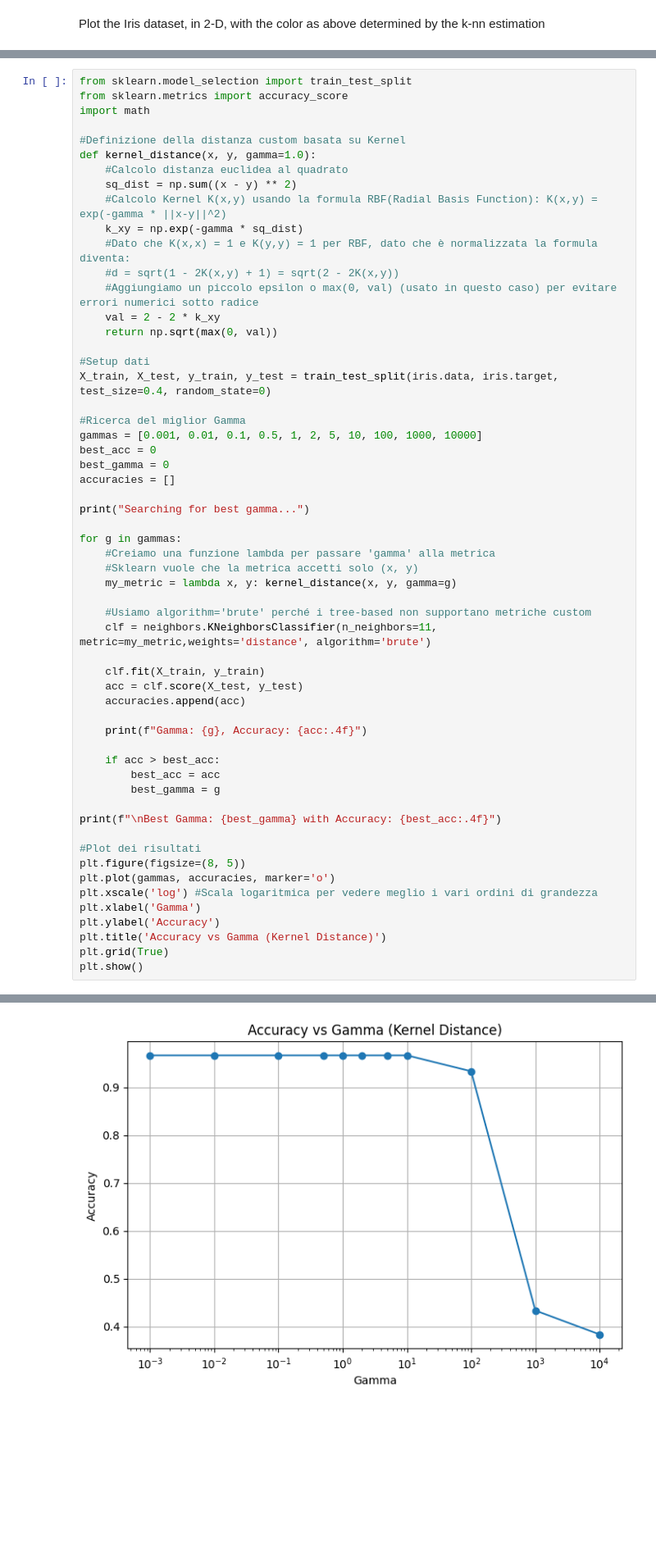
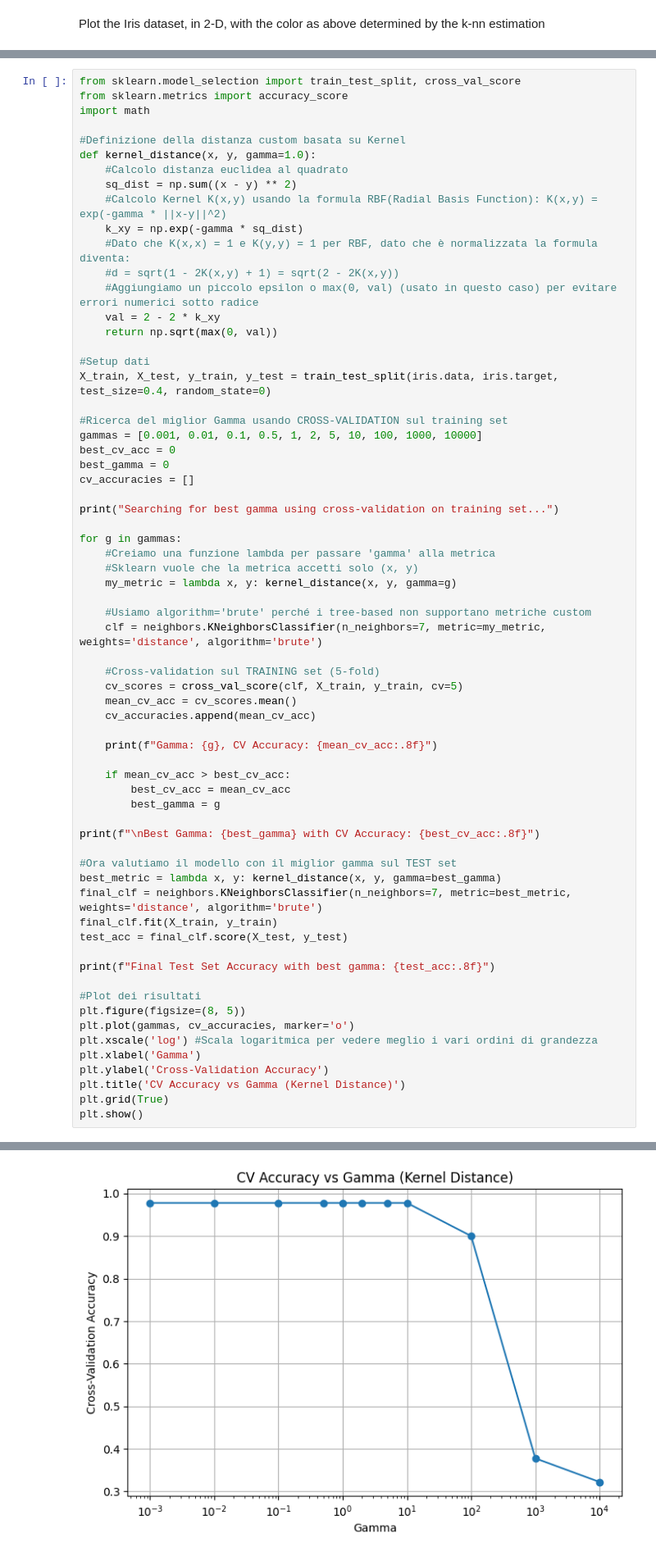
Before and after one commit to RaffaeleMelluso/AAUT, a Jupyter notebook: 5-knn/classification_iris_knn_aa_25_26.ipynb, the cells around one changed output, grey strips where cells are left out. Shown at 82% size. Drawn from its saved outputs; the diff is of its cells as text; blank space fills up the shorter version.

```diff
--- a/5-knn/classification_iris_knn_aa_25_26.ipynb
+++ b/5-knn/classification_iris_knn_aa_25_26.ipynb
@@ -338,7 +338,7 @@ Use $K(x_t, x_n) = exp(-\gamma ||x_t-x_n||^2)$ were $\gamma$ is the inverse of t
 1.   $d(x_t,x_n)=\sqrt{-\frac{1}{\gamma}*ln(K(x_t,x_n))}$
 2.   $d(x_t,x_n)=\sqrt{K(x_t,x_t)-2*K(x_t,x_n)+K(x_n,x_n)}$
 # %%
-from sklearn.model_selection import train_test_split
+from sklearn.model_selection import train_test_split, cross_val_score
 from sklearn.metrics import accuracy_score
 import math
 
@@ -357,13 +357,13 @@ def kernel_distance(x, y, gamma=1.0):
 #Setup dati
 X_train, X_test, y_train, y_test = train_test_split(iris.data, iris.target, test_size=0.4, random_state=0)
 
-#Ricerca del miglior Gamma
+#Ricerca del miglior Gamma usando CROSS-VALIDATION sul training set
 gammas = [0.001, 0.01, 0.1, 0.5, 1, 2, 5, 10, 100, 1000, 10000]
-best_acc = 0
+best_cv_acc = 0
 best_gamma = 0
-accuracies = []
+cv_accuracies = []
 
-print("Searching for best gamma...")
+print("Searching for best gamma using cross-validation on training set...")
 
 for g in gammas:
     #Creiamo una funzione lambda per passare 'gamma' alla metrica
@@ -371,27 +371,36 @@ for g in gammas:
     my_metric = lambda x, y: kernel_distance(x, y, gamma=g)
 
     #Usiamo algorithm='brute' perché i tree-based non supportano metriche custom
-    clf = neighbors.KNeighborsClassifier(n_neighbors=11, metric=my_metric,weights='distance', algorithm='brute')
+    clf = neighbors.KNeighborsClassifier(n_neighbors=7, metric=my_metric, weights='distance', algorithm='brute')
 
-    clf.fit(X_train, y_train)
-    acc = clf.score(X_test, y_test)
-    accuracies.append(acc)
+    #Cross-validation sul TRAINING set (5-fold)
+    cv_scores = cross_val_score(clf, X_train, y_train, cv=5)
+    mean_cv_acc = cv_scores.mean()
+    cv_accuracies.append(mean_cv_acc)
 
-    print(f"Gamma: {g}, Accuracy: {acc:.4f}")
+    print(f"Gamma: {g}, CV Accuracy: {mean_cv_acc:.8f}")
 
-    if acc > best_acc:
-        best_acc = acc
+    if mean_cv_acc > best_cv_acc:
+        best_cv_acc = mean_cv_acc
         best_gamma = g
 
-print(f"\nBest Gamma: {best_gamma} with Accuracy: {best_acc:.4f}")
+print(f"\nBest Gamma: {best_gamma} with CV Accuracy: {best_cv_acc:.8f}")
+
+#Ora valutiamo il modello con il miglior gamma sul TEST set
+best_metric = lambda x, y: kernel_distance(x, y, gamma=best_gamma)
+final_clf = neighbors.KNeighborsClassifier(n_neighbors=7, metric=best_metric, weights='distance', algorithm='brute')
+final_clf.fit(X_train, y_train)
+test_acc = final_clf.score(X_test, y_test)
+
+print(f"Final Test Set Accuracy with best gamma: {test_acc:.8f}")
 
 #Plot dei risultati
 plt.figure(figsize=(8, 5))
-plt.plot(gammas, accuracies, marker='o')
+plt.plot(gammas, cv_accuracies, marker='o')
 plt.xscale('log') #Scala logaritmica per vedere meglio i vari ordini di grandezza
 plt.xlabel('Gamma')
-plt.ylabel('Accuracy')
-plt.title('Accuracy vs Gamma (Kernel Distance)')
+plt.ylabel('Cross-Validation Accuracy')
+plt.title('CV Accuracy vs Gamma (Kernel Distance)')
 plt.grid(True)
 plt.show()
 # %% [output]
@@ -412,4 +422,4 @@ Best Gamma: 0.001 with Accuracy: 0.9667
-[figure, old version]
+[figure, new version]
 # %%
 #Visualizzazione con il miglior Gamma trovato
 print(f"Plotting decision boundaries with best gamma = {best_gamma}")
```
Also changed, not shown: parts of 1 cell of this notebook.
